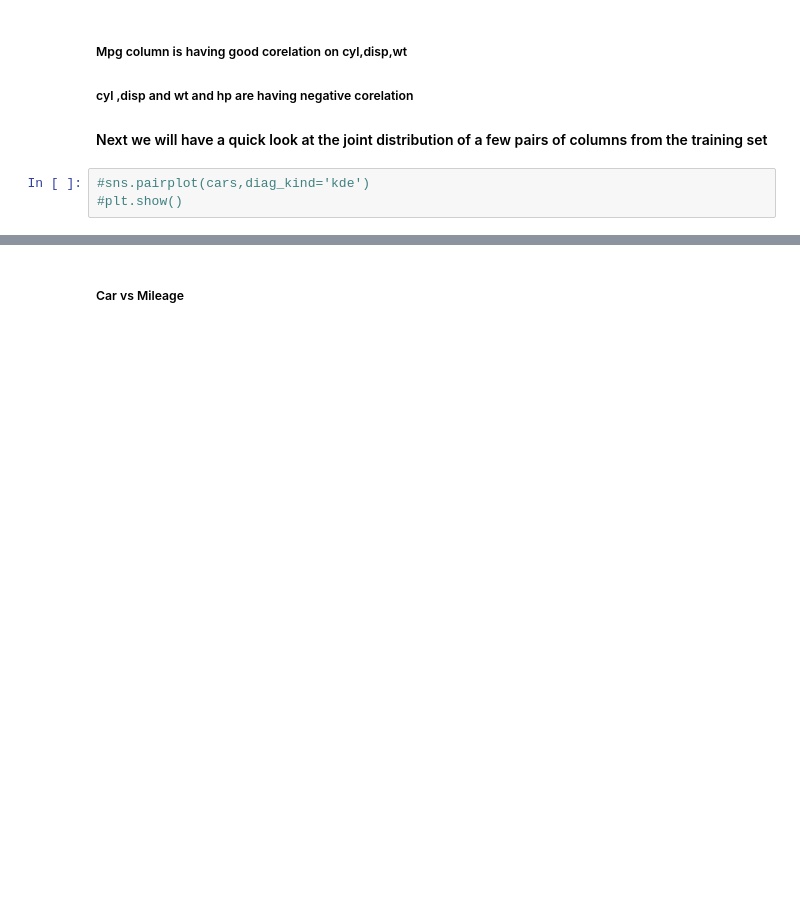
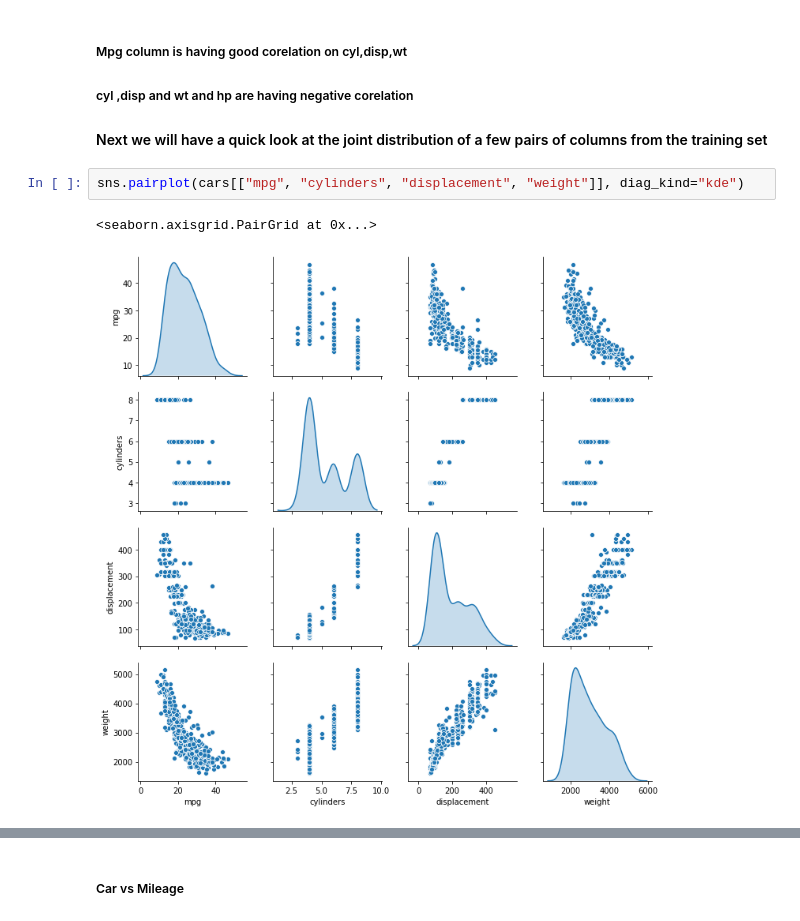
Before and after one commit to YassirMatrane/carPricePrediction, a Jupyter notebook: DataMiningProject.ipynb, the cells around one changed output, grey strips where cells are left out. Drawn from its saved outputs; the diff is of its cells as text; blank space fills up the shorter version.

```diff
--- a/DataMiningProject.ipynb
+++ b/DataMiningProject.ipynb
@@ -140,5 +163,7 @@ plt.show()
 
 #### Next we will have a quick look at the joint distribution of a few pairs of columns from the training set
 # %%
-#sns.pairplot(cars,diag_kind='kde')
-#plt.show()
+sns.pairplot(cars[["mpg", "cylinders", "displacement", "weight"]], diag_kind="kde")
+# %% [output]
+<seaborn.axisgrid.PairGrid at 0x...>
+[figure, added]
```
Also changed, not shown: parts of 38 cells of this notebook.
